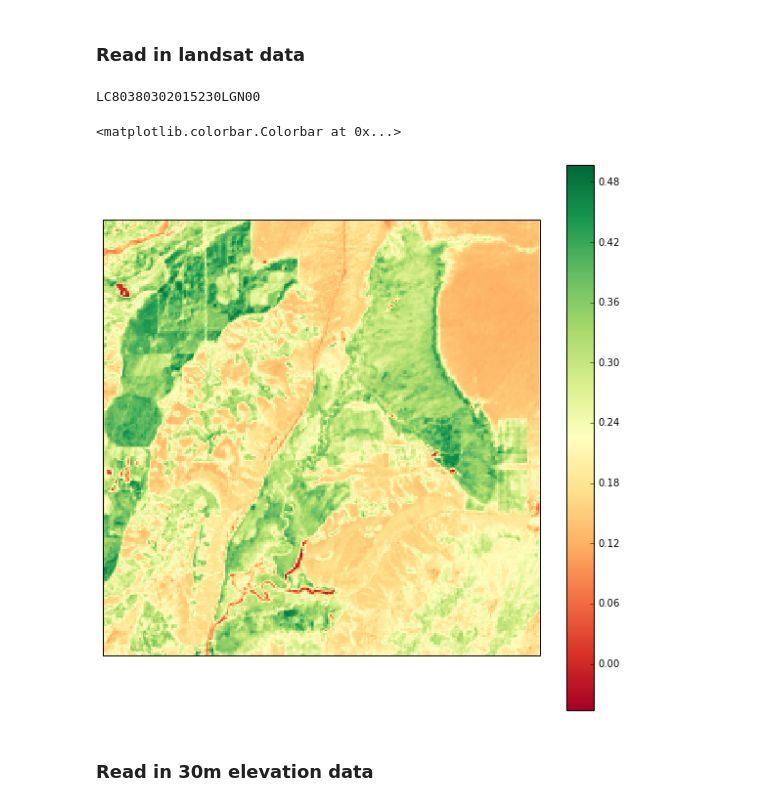
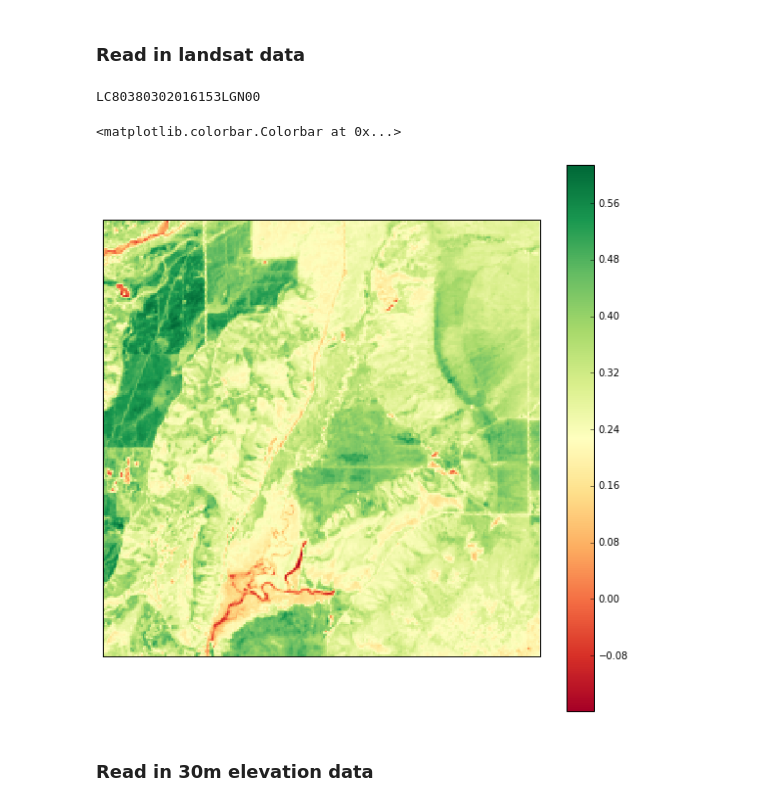
Before and after one commit to ColinTalbert/pyphenocam, a Jupyter notebook: notebooks/overlay_nationalelkrefuge/Aspect and Angle calculation.ipynb, the cells around one changed output. Drawn from its saved outputs; the diff is of its cells as text; code cells hidden in the pictures.

```diff
--- a/notebooks/overlay_nationalelkrefuge/Aspect and Angle calculation.ipynb
+++ b/notebooks/overlay_nationalelkrefuge/Aspect and Angle calculation.ipynb
@@ -34,37 +37,40 @@ site = pyphenocam.dataaccess.get_site(site_name)
 site.x, site.y
 # %% [output]
 (-110.737824, 43.488931)
+# %%
+year = 2016
+jday = 153
 # %% [markdown]
 ### Read in landsat data
 # %%
+%matplotlib inline
 landsat_dname = os.path.join(base_dname, 'Landsat')
 scene_name = [f for f in os.listdir(landsat_dname) if f.startswith('LC')][0]
 
-landsat_dname = os.path.join(landsat_dname, 'Subset')
-landsat_fname = os.path.join(landsat_dname, 'landsat_subset.tif')
+landsat_dname = os.path.join(landsat_dname, 'SceneSubset')
+landsat_fname = os.path.join(landsat_dname, scene_name[:9]+'{}{}LGN00_ndvi.tif'.format(year, jday))
+scene_name = os.path.split(landsat_fname)[1].split('_')[0]
 
 landsat = rasterio.open(landsat_fname)
 landsat_data = np.squeeze(landsat.read(masked=True))
 
-utm_zone = landsat.crs_wkt.split('UTM zone ')[1].split('N"')[0]
+utm_zone = landsat.crs.wkt.split('UTM zone ')[1].split('N"')[0]
 landsat_proj = ccrs.UTM(zone=utm_zone, globe=ccrs.Globe(datum='WGS84',
                                               ellipse='WGS84'))
 landsat_extents = [landsat.bounds.left, landsat.bounds.right,
                    landsat.bounds.bottom, landsat.bounds.top]
 
 print scene_name
-
-%matplotlib inline
 fig = plt.figure(figsize=(10, 10))
 ax = plt.axes(projection=landsat_proj)
 
 im = ax.imshow(landsat_data, origin='upper', extent=landsat_extents, transform=landsat_proj,
           cmap=mpl.cm.RdYlGn, interpolation='none')
 plt.colorbar(im)
 # %% [output]
-LC80380302015230LGN00
+LC80380302016153LGN00
 <matplotlib.colorbar.Colorbar at 0x...>
-[figure, old version]
+[figure, new version]
 # %% [markdown]
 ### Read in 30m elevation data
 # %%
```
Also changed, not shown: parts of 59 cells of this notebook, 1 other file.
